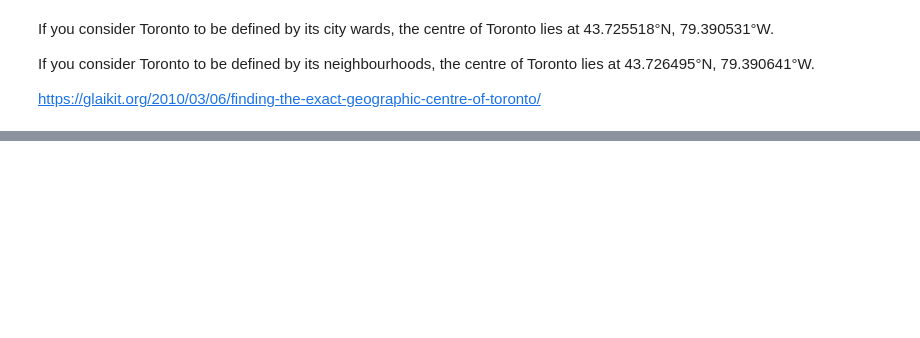
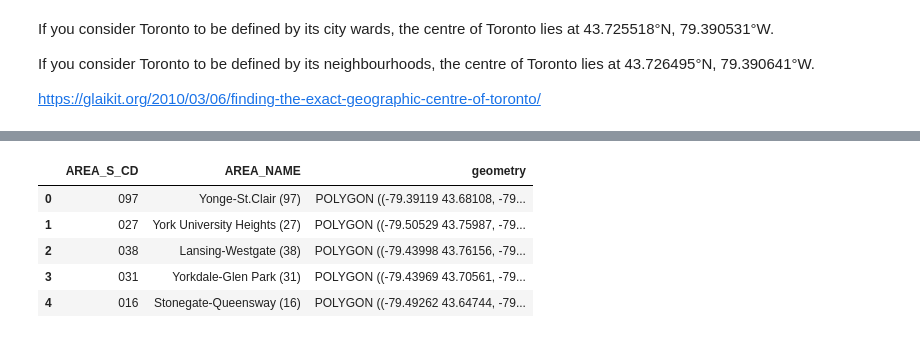
Before and after one commit to Horizon430/Basemap-Visualization, a Jupyter notebook: toronto_base_map.ipynb, the cells around one changed output, grey strips where cells are left out. Saved outputs shown, nothing was run; the diff lists cells and outputs as text; code cells hidden in the pictures; blank space fills up the shorter version.

```diff
--- a/toronto_base_map.ipynb
+++ b/toronto_base_map.ipynb
@@ -60,0 +84,11 @@ toronto_base_map
+# %%
+toronto_boundaries_gdf = gpd.read_file('toronto_crs84.geojson')
+# %%
+toronto_boundaries_gdf.head()
+# %% [output]
+|  | AREA_S_CD | AREA_NAME | geometry |
+| 0 | 097 | Yonge-St.Clair (97) | POLYGON ((-79.39119 43.68108, -79... |
+| 1 | 027 | York University Heights (27) | POLYGON ((-79.50529 43.75987, -79... |
+| 2 | 038 | Lansing-Westgate (38) | POLYGON ((-79.43998 43.76156, -79... |
+| 3 | 031 | Yorkdale-Glen Park (31) | POLYGON ((-79.43969 43.70561, -79... |
+| 4 | 016 | Stonegate-Queensway (16) | POLYGON ((-79.49262 43.64744, -79... |
```
Also changed, not shown: parts of 11 cells of this notebook, 4 other files.
